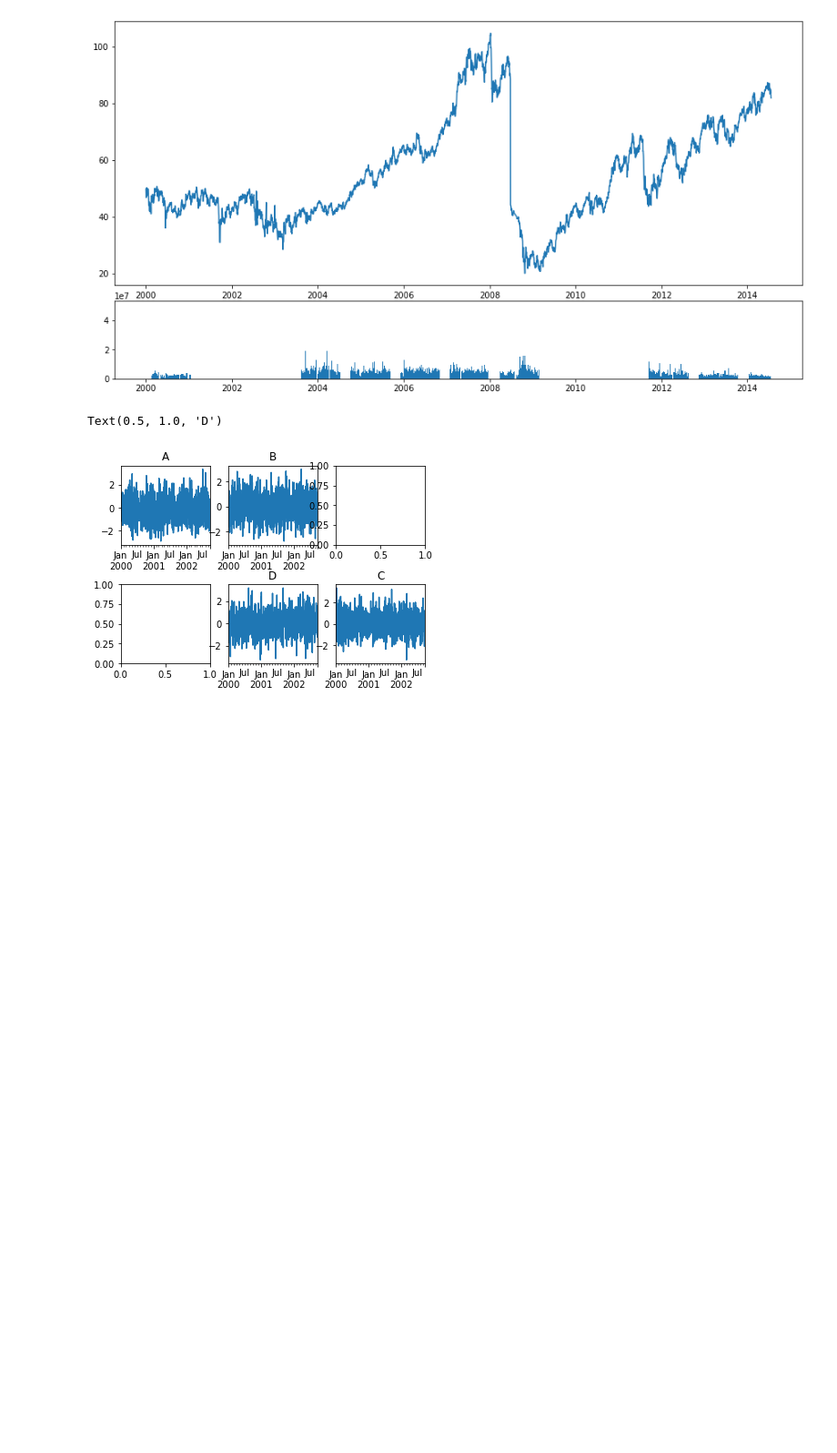
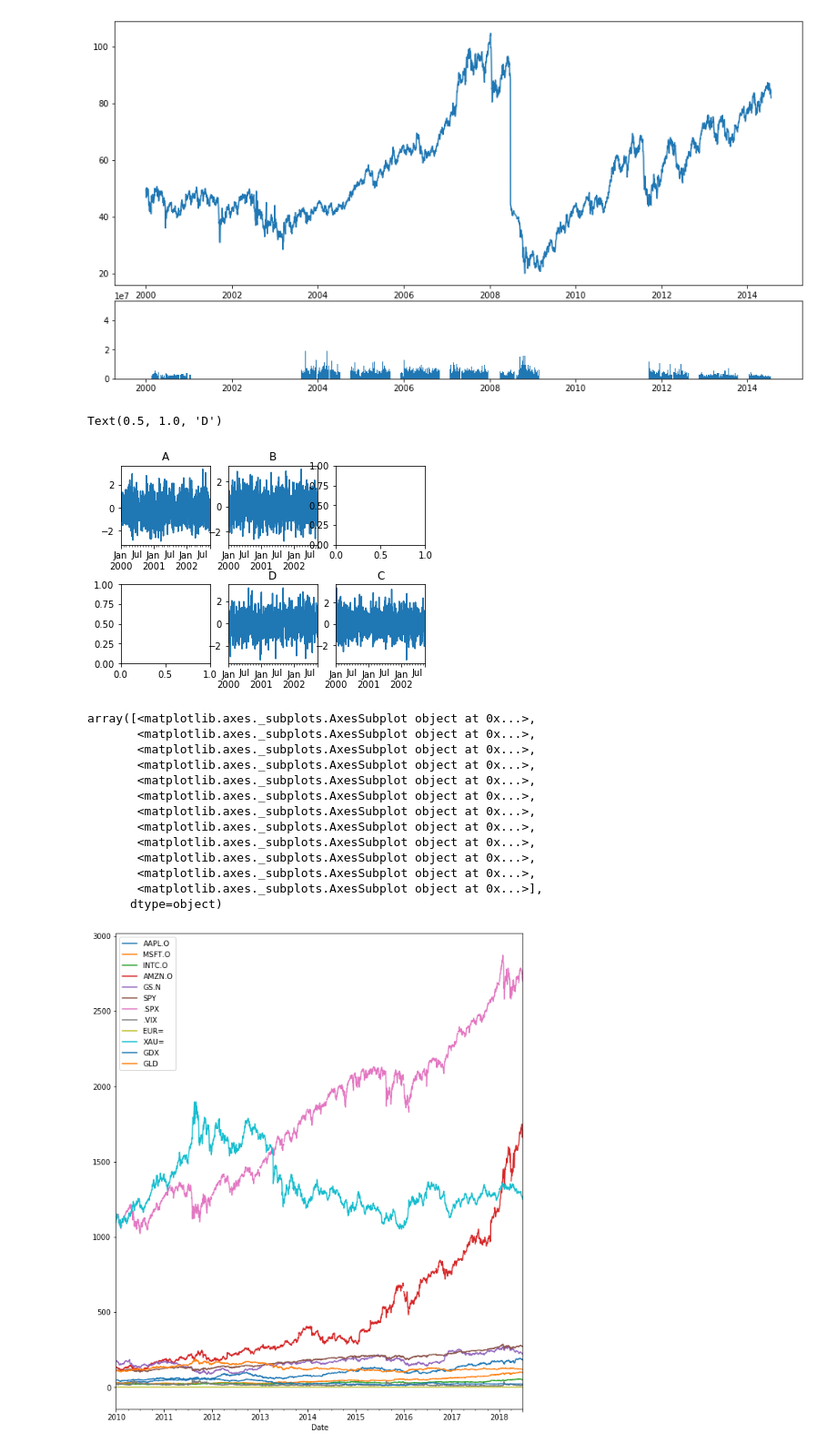
Before and after one commit to derinman/L_Python-Note, a Jupyter notebook: A02-12_Pandas Static Plot Visualization.ipynb, the cells around one changed output. Shown at 91% size. Drawn from its saved outputs; the diff is of its cells as text; code cells hidden in the pictures; blank space fills up the shorter version.

```diff
--- a/A02-12_Pandas Static Plot Visualization.ipynb
+++ b/A02-12_Pandas Static Plot Visualization.ipynb
@@ -265,3 +265,22 @@ axes[1, 1].set_title("D")
 # %% [output]
 Text(0.5, 1.0, 'D')
 [figure]
+# %%
+data = pd.read_csv('data/tr_eikon_eod_data.csv',index_col=0, parse_dates=True)
+data.plot(figsize=(10, 12), subplots=False)
+data.plot(figsize=(10, 12), subplots=True)
+# %% [output]
+array([<matplotlib.axes._subplots.AxesSubplot object at 0x...>,
+       <matplotlib.axes._subplots.AxesSubplot object at 0x...>,
+       <matplotlib.axes._subplots.AxesSubplot object at 0x...>,
+       <matplotlib.axes._subplots.AxesSubplot object at 0x...>,
+       <matplotlib.axes._subplots.AxesSubplot object at 0x...>,
+       <matplotlib.axes._subplots.AxesSubplot object at 0x...>,
+       <matplotlib.axes._subplots.AxesSubplot object at 0x...>,
+       <matplotlib.axes._subplots.AxesSubplot object at 0x...>,
+       <matplotlib.axes._subplots.AxesSubplot object at 0x...>,
+       <matplotlib.axes._subplots.AxesSubplot object at 0x...>,
+       <matplotlib.axes._subplots.AxesSubplot object at 0x...>,
+       <matplotlib.axes._subplots.AxesSubplot object at 0x...>],
+      dtype=object)
+[figure, added]
```
Also changed, not shown: parts of 3 cells of this notebook, 5 other files.
